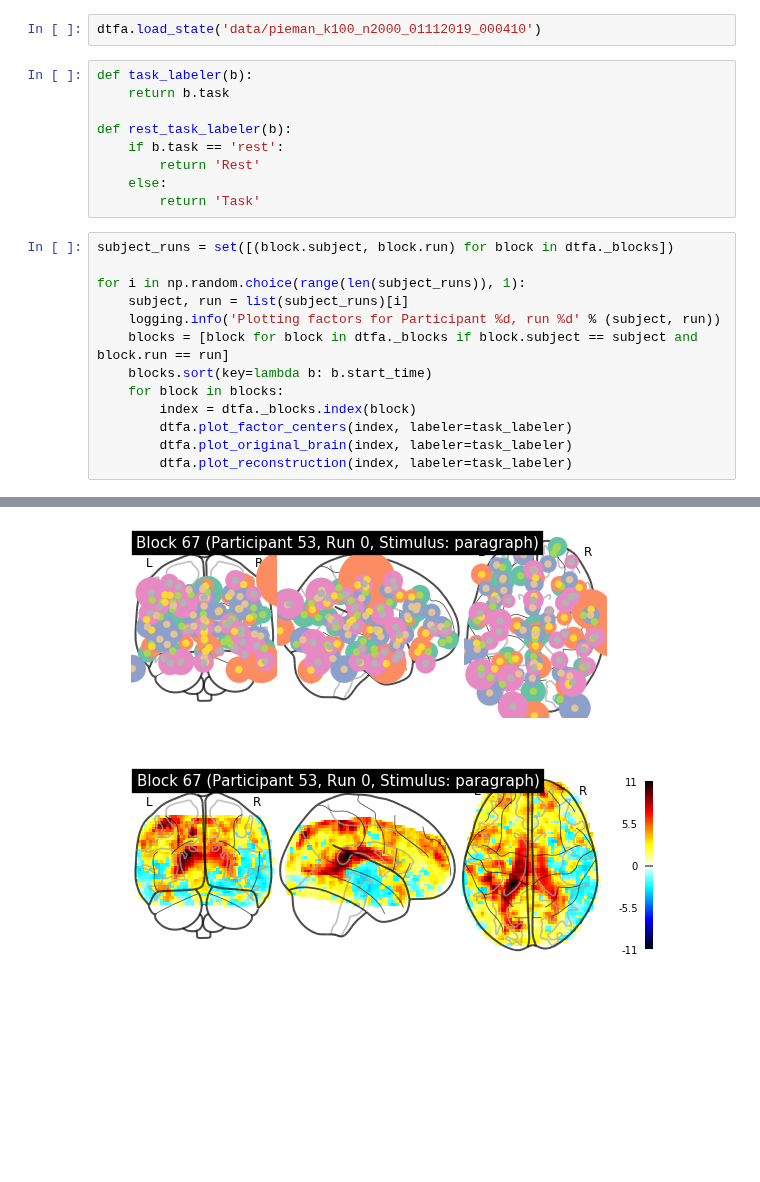
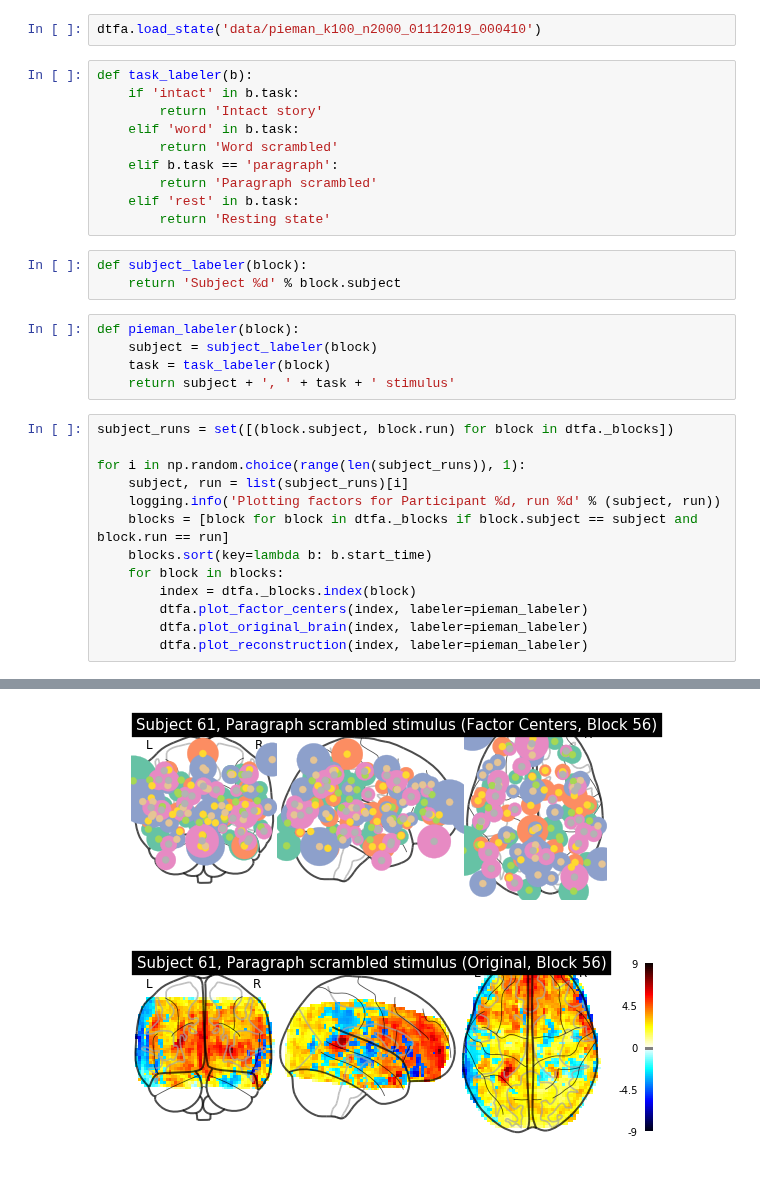
Before and after one commit to neu-pml/HTFATorch, a Jupyter notebook: notebooks/pieman_dtfa_visualizations.ipynb, the cells around one changed output, grey strips where cells are left out. Saved outputs shown, nothing was run; the diff lists cells and outputs as text; blank space fills up the shorter version.

Commit message:
notebooks/pieman_dtfa_visualizations: nicely labeled Pieman visio for NeuralTFA
Signed-off-by: Eli Sennesh <sennesh.e@husky.neu.edu>

```diff
--- a/notebooks/pieman_dtfa_visualizations.ipynb
+++ b/notebooks/pieman_dtfa_visualizations.ipynb
@@ -37,14 +37,23 @@ dtfa = DTFA.DeepTFA(new_pieman.all(), mask='/home/eli/Documents/new_pieman/all_t
 # %%
 dtfa.load_state('data/pieman_k100_n2000_01112019_000410')
-# %%
-def task_labeler(b):
-    return b.task
-
-def rest_task_labeler(b):
-    if b.task == 'rest':
-        return 'Rest'
-    else:
-        return 'Task'
+# %%
+def task_labeler(b):
+    if 'intact' in b.task:
+        return 'Intact story'
+    elif 'word' in b.task:
+        return 'Word scrambled'
+    elif b.task == 'paragraph':
+        return 'Paragraph scrambled'
+    elif 'rest' in b.task:
+        return 'Resting state'
+# %%
+def subject_labeler(block):
+    return 'Subject %d' % block.subject
+# %%
+def pieman_labeler(block):
+    subject = subject_labeler(block)
+    task = task_labeler(block)
+    return subject + ', ' + task + ' stimulus'
 # %%
 subject_runs = set([(block.subject, block.run) for block in dtfa._blocks])
 
@@ -55,7 +64,7 @@ for i in np.random.choice(range(len(subject_runs)), 1):
     blocks.sort(key=lambda b: b.start_time)
     for block in blocks:
         index = dtfa._blocks.index(block)
-        dtfa.plot_factor_centers(index, labeler=task_labeler)
-        dtfa.plot_original_brain(index, labeler=task_labeler)
-        dtfa.plot_reconstruction(index, labeler=task_labeler)
+        dtfa.plot_factor_centers(index, labeler=pieman_labeler)
+        dtfa.plot_original_brain(index, labeler=pieman_labeler)
+        dtfa.plot_reconstruction(index, labeler=pieman_labeler)
 # %% [output]
@@ -63,2 +72,2 @@ for i in np.random.choice(range(len(subject_runs)), 1):
-[figure, old version]
+[figure, new version]
-[figure, old version]
+[figure, new version]
```
Also changed, not shown: parts of 5 cells of this notebook.
